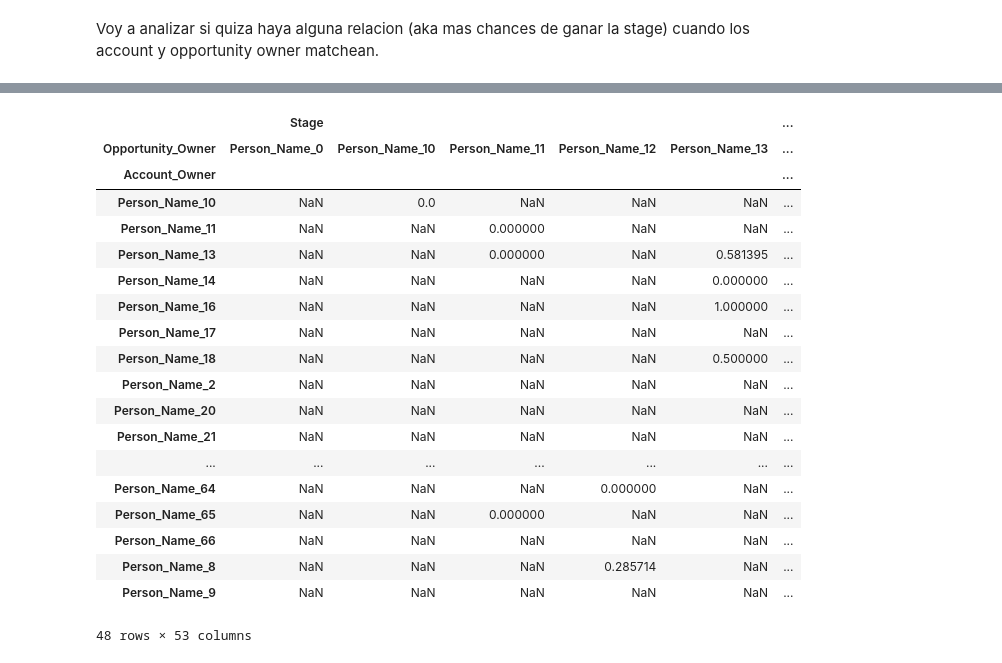
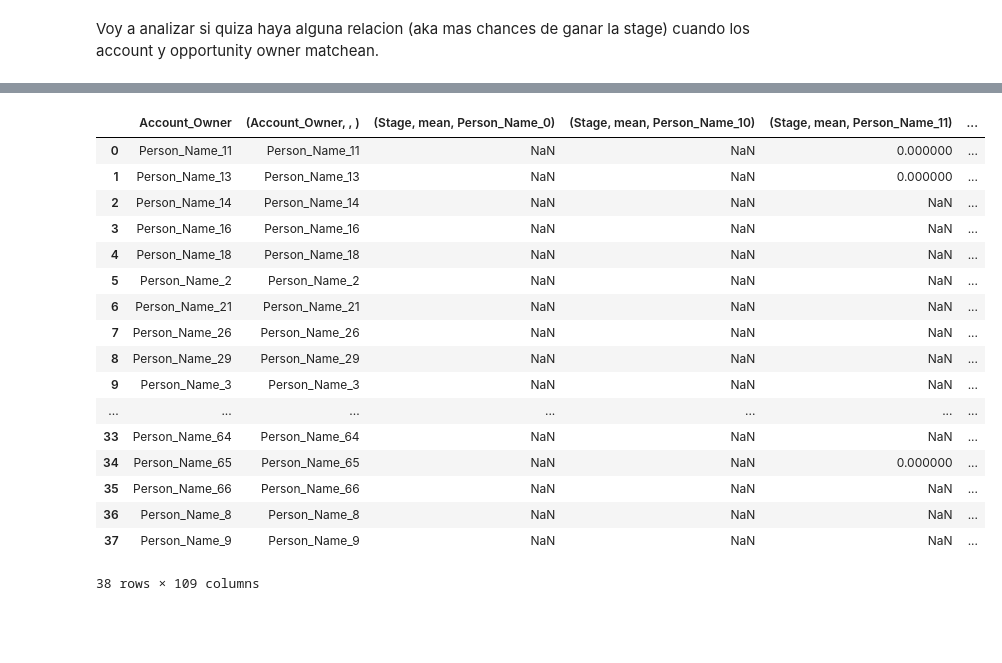
Before and after one commit to RiedelNicolas/75.06-2C2020-TP1, a Jupyter notebook: AccountVsOpportunityOwner.ipynb, the cells around one changed output, grey strips where cells are left out. Drawn from its saved outputs; the diff is of its cells as text; code cells hidden in the pictures; blank space fills up the shorter version.

```diff
--- a/AccountVsOpportunityOwner.ipynb
+++ b/AccountVsOpportunityOwner.ipynb
@@ -29,28 +32,38 @@ sns.barplot(x='', y='Won Rate', data=owners)
 # %%
-a = data.groupby(['Account_Owner', 'Opportunity_Owner']).agg({'Stage':'mean'}).unstack()
+oppVsAccOwner = data.groupby(['Account_Owner', 'Opportunity_Owner']).agg({'Stage':['mean', 'count']}).unstack()
 
-colores = plt.get_cmap("Blues")
-colores.set_bad(color='black', alpha=0.5)
-fig = plt.figure(num=None, figsize=(12, 12), dpi = 100)
-sns.heatmap(data=a, cmap=colores)
+def filter_func(x):
+    for i in x:
+        if i > 5:
+            return 1
+    return 0
+
+filteredPersons = oppVsAccOwner[('Stage', 'count')].agg(filter_func, axis='columns').reset_index()
+filteredPersons = filteredPersons[filteredPersons[0] == 1]#Me quedo con las personas que trabajaron al menos 5 veces con algun otro
+oppVsAccOwner = oppVsAccOwner.reset_index().merge(filteredPersons, how='inner', on='Account_Owner')
+oppVsAccOwner
+
+#oppVsAccOwner = oppVsAccOwner[['Account_Owner', ('Account_Owner', '', '')]]
+#colores = plt.get_cmap("Blues")
+#colores.set_bad(color='black', alpha=0.5)
+#fig = plt.figure(num=None, figsize=(12, 12), dpi = 100)
+#sns.heatmap(data=oppVsAccOwner, cmap=colores)
 # %% [output]
-|  | Stage |  |  |  |  | ... |
-| Opportunity_Owner | Person_Name_0 | Person_Name_10 | Person_Name_11 | Person_Name_12 | Person_Name_13 | ... |
-| Account_Owner |  |  |  |  |  | ... |
-| Person_Name_10 | NaN | 0.0 | NaN | NaN | NaN | ... |
-| Person_Name_11 | NaN | NaN | 0.000000 | NaN | NaN | ... |
-| Person_Name_13 | NaN | NaN | 0.000000 | NaN | 0.581395 | ... |
-| Person_Name_14 | NaN | NaN | NaN | NaN | 0.000000 | ... |
-| Person_Name_16 | NaN | NaN | NaN | NaN | 1.000000 | ... |
-| Person_Name_17 | NaN | NaN | NaN | NaN | NaN | ... |
-| Person_Name_18 | NaN | NaN | NaN | NaN | 0.500000 | ... |
-| Person_Name_2 | NaN | NaN | NaN | NaN | NaN | ... |
-| Person_Name_20 | NaN | NaN | NaN | NaN | NaN | ... |
-| Person_Name_21 | NaN | NaN | NaN | NaN | NaN | ... |
+|  | Account_Owner | (Account_Owner, , ) | (Stage, mean, Person_Name_0) | (Stage, mean, Person_Name_10) | (Stage, mean, Person_Name_11) | ... |
+| 0 | Person_Name_11 | Person_Name_11 | NaN | NaN | 0.000000 | ... |
+| 1 | Person_Name_13 | Person_Name_13 | NaN | NaN | 0.000000 | ... |
+| 2 | Person_Name_14 | Person_Name_14 | NaN | NaN | NaN | ... |
+| 3 | Person_Name_16 | Person_Name_16 | NaN | NaN | NaN | ... |
+| 4 | Person_Name_18 | Person_Name_18 | NaN | NaN | NaN | ... |
+| 5 | Person_Name_2 | Person_Name_2 | NaN | NaN | NaN | ... |
+| 6 | Person_Name_21 | Person_Name_21 | NaN | NaN | NaN | ... |
+| 7 | Person_Name_26 | Person_Name_26 | NaN | NaN | NaN | ... |
+| 8 | Person_Name_29 | Person_Name_29 | NaN | NaN | NaN | ... |
+| 9 | Person_Name_3 | Person_Name_3 | NaN | NaN | NaN | ... |
 | ... | ... | ... | ... | ... | ... | ... |
-| Person_Name_64 | NaN | NaN | NaN | 0.000000 | NaN | ... |
-| Person_Name_65 | NaN | NaN | 0.000000 | NaN | NaN | ... |
-| Person_Name_66 | NaN | NaN | NaN | NaN | NaN | ... |
-| Person_Name_8 | NaN | NaN | NaN | 0.285714 | NaN | ... |
-| Person_Name_9 | NaN | NaN | NaN | NaN | NaN | ... |
+| 33 | Person_Name_64 | Person_Name_64 | NaN | NaN | NaN | ... |
+| 34 | Person_Name_65 | Person_Name_65 | NaN | NaN | 0.000000 | ... |
+| 35 | Person_Name_66 | Person_Name_66 | NaN | NaN | NaN | ... |
+| 36 | Person_Name_8 | Person_Name_8 | NaN | NaN | NaN | ... |
+| 37 | Person_Name_9 | Person_Name_9 | NaN | NaN | NaN | ... |
-48 rows × 53 columns
+38 rows × 109 columns
```
Also changed, not shown: parts of 1 cell of this notebook, 1 other file.
